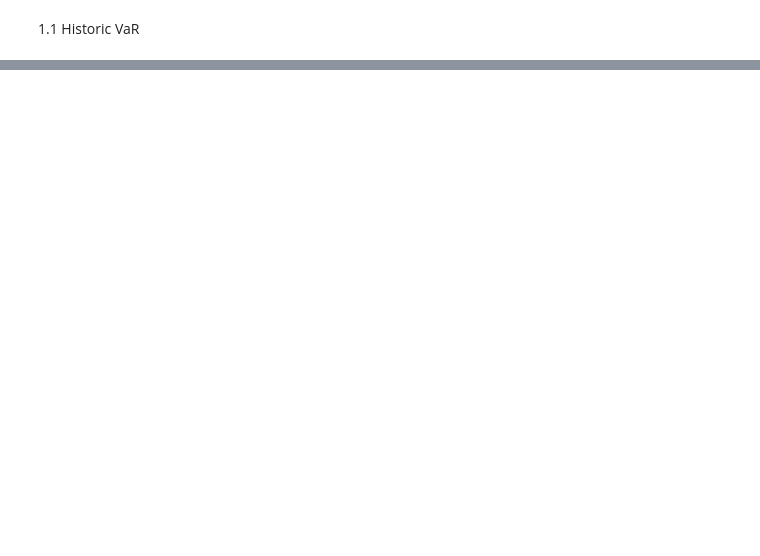
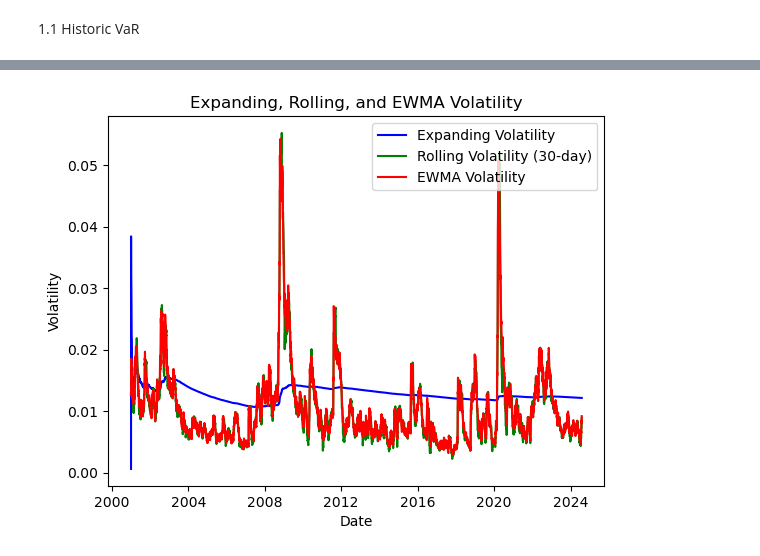
Before and after one commit to ekopen/finm-portfolio-2024, a Jupyter notebook: homework/Eric Kopen HW3.ipynb, the cells around one changed output, grey strips where cells are left out. Saved outputs shown, nothing was run; the diff lists cells and outputs as text; code cells hidden in the pictures; blank space fills up the shorter version.

```diff
--- a/homework/Eric Kopen HW3.ipynb
+++ b/homework/Eric Kopen HW3.ipynb
@@ -52,0 +70,16 @@ df
+# %%
+df['expanding vol'] = df['Excess Returns'].expanding().std()
+df['rolling vol'] = df['Excess Returns'].rolling(window=30).std()
+
+theta = 0.94
+initial_vol = .2/np.sqrt(252)
+ewma_vol = np.zeros(len(df['Excess Returns']))
+ewma_vol[0] = initial_vol**2
+
+for t in range(1,len(df['Excess Returns'])):
+    ewma_vol[t] = theta * ewma_vol[t-1] + (1 - theta) * df['Excess Returns'].iloc[t-1]**2
+
+ewma_vol =np.sqrt(ewma_vol)
+df['ewma vol'] = ewma_vol
+
+df.head()
@@ -52,0 +94,14 @@ df
+# %%
+plt.plot(df.index, df['expanding vol'], label='Expanding Volatility', color='blue')
+plt.plot(df.index, df['rolling vol'], label='Rolling Volatility (30-day)', color='green')
+plt.plot(df.index, df['ewma vol'], label='EWMA Volatility', color='red')
+
+plt.xlabel('Date')
+plt.ylabel('Volatility')
+plt.title('Expanding, Rolling, and EWMA Volatility')
+
+plt.legend()
+
+plt.show()
+# %% [output]
+[figure, added]
```
Also changed, not shown: parts of 8 cells of this notebook.
